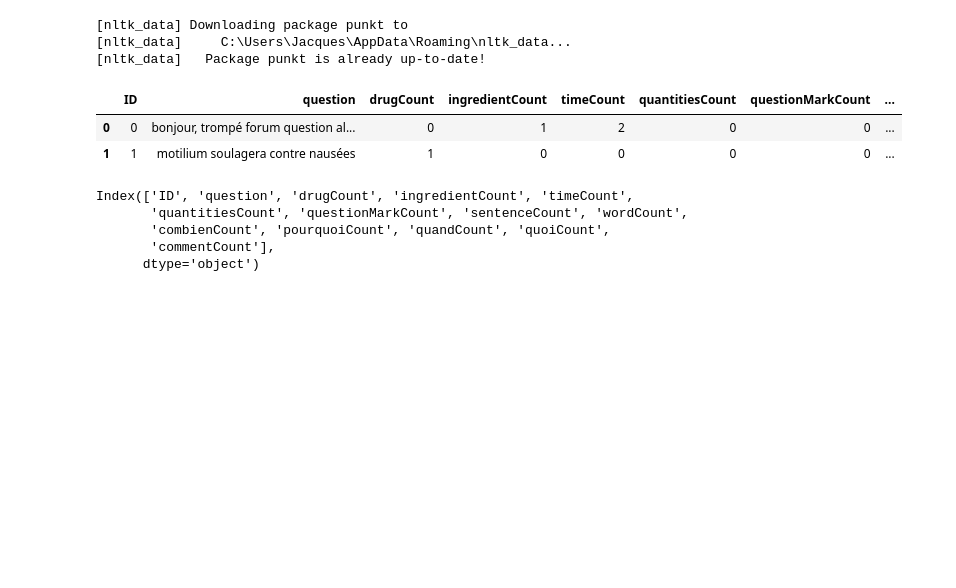
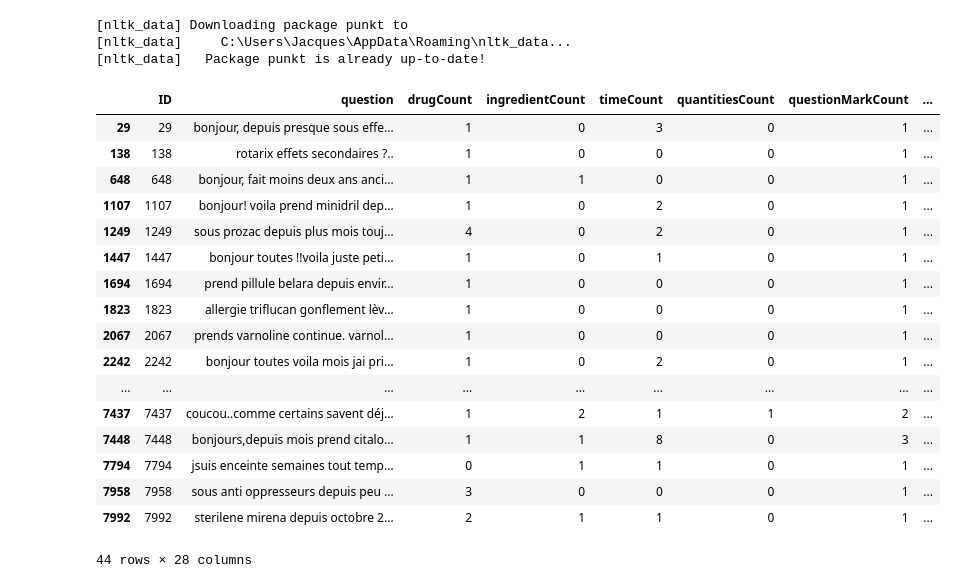
Before and after one commit to jhuu32/CES, a Jupyter notebook: notebooks/feature_enrichment/text_feature_extractor.ipynb, the cells around one changed output. Cells and saved outputs as stored; diff of their text form; code cells hidden in the pictures; blank space fills up the shorter version.

```diff
--- a/notebooks/feature_enrichment/text_feature_extractor.ipynb
+++ b/notebooks/feature_enrichment/text_feature_extractor.ipynb
@@ -80,20 +115,38 @@ XTrain['pourquoiCount'] = XTrain['question'].map(lambda text : len(re.findall(po
 XTrain['quandCount'] = XTrain['question'].map(lambda text : len(re.findall(quandRegEx, text)))
 XTrain['quoiCount'] = XTrain['question'].map(lambda text : len(re.findall(quoiRegEx, text)))
 XTrain['commentCount'] = XTrain['question'].map(lambda text : len(re.findall(commentRegEx, text)))
+# %%
+XTrain['avecCount'] = XTrain['question'].map(lambda text : len(re.findall(avecRegEx, text)))
+XTrain['etCount'] = XTrain['question'].map(lambda text : len(re.findall(etRegEx, text)))
+XTrain['ouCount'] = XTrain['question'].map(lambda text : len(re.findall(ouRegEx, text)))
+# %%
+XTrain['interrogativeWordIndex'] = XTrain['question'].map(lambda text : getWordIndexByReg(text, compiledPronounRegEx))
+XTrain['questionMarkIndex'] = XTrain['question'].map(lambda text : getWordIndexByReg(text, compiledquestionMarkRegEx))
+# %%
+XTrain['drug_WordIndex'] = XTrain['question'].map(lambda text : getWordIndexByValueSet(text, drugNames))
+XTrain['drug_InterrogativeDistance'] = XTrain['interrogativeWordIndex'] - XTrain['drugWordIndex']
+XTrain['drug_QuestionMarkDistance'] = XTrain['questionMarkIndex'] - XTrain['drugWordIndex']
 # %%
 pd.set_option("display.max_colwidth",20000)
-XTrain.head(2)
+XTrain[XTrain.questionMarkIndex > 0]
 # %% [output]
 |  | ID | question | drugCount | ingredientCount | timeCount | quantitiesCount | questionMarkCount | ... |
-| 0 | 0 | bonjour, trompé forum question al... | 0 | 1 | 2 | 0 | 0 | ... |
-| 1 | 1 | motilium soulagera contre nausées | 1 | 0 | 0 | 0 | 0 | ... |
+| 29 | 29 | bonjour, depuis presque sous effe... | 1 | 0 | 3 | 0 | 1 | ... |
+| 138 | 138 | rotarix effets secondaires ?.. | 1 | 0 | 0 | 0 | 1 | ... |
+| 648 | 648 | bonjour, fait moins deux ans anci... | 1 | 1 | 0 | 0 | 1 | ... |
+| 1107 | 1107 | bonjour! voila prend minidril dep... | 1 | 0 | 2 | 0 | 1 | ... |
+| 1249 | 1249 | sous prozac depuis plus mois touj... | 4 | 0 | 2 | 0 | 1 | ... |
+| 1447 | 1447 | bonjour toutes !!voila juste peti... | 1 | 0 | 1 | 0 | 1 | ... |
+| 1694 | 1694 | prend pillule belara depuis envir... | 1 | 0 | 0 | 0 | 1 | ... |
+| 1823 | 1823 | allergie triflucan gonflement lèv... | 1 | 0 | 0 | 0 | 1 | ... |
+| 2067 | 2067 | prends varnoline continue. varnol... | 1 | 0 | 0 | 0 | 1 | ... |
+| 2242 | 2242 | bonjour toutes voila mois jai pri... | 1 | 0 | 2 | 0 | 1 | ... |
+| ... | ... | ... | ... | ... | ... | ... | ... | ... |
+| 7437 | 7437 | coucou..comme certains savent déj... | 1 | 2 | 1 | 1 | 2 | ... |
+| 7448 | 7448 | bonjours,depuis mois prend citalo... | 1 | 1 | 8 | 0 | 3 | ... |
+| 7794 | 7794 | jsuis enceinte semaines tout temp... | 0 | 1 | 1 | 0 | 1 | ... |
+| 7958 | 7958 | sous anti oppresseurs depuis peu ... | 3 | 0 | 0 | 0 | 1 | ... |
+| 7992 | 7992 | sterilene mirena depuis octobre 2... | 2 | 1 | 1 | 0 | 1 | ... |
+44 rows × 28 columns
-# %%
-XTrain.columns
-# %% [output]
-Index(['ID', 'question', 'drugCount', 'ingredientCount', 'timeCount',
-       'quantitiesCount', 'questionMarkCount', 'sentenceCount', 'wordCount',
-       'combienCount', 'pourquoiCount', 'quandCount', 'quoiCount',
-       'commentCount'],
-      dtype='object')
 # %%
 # save the extraction result
```
Also changed, not shown: parts of 2 cells of this notebook, 15 other files.
